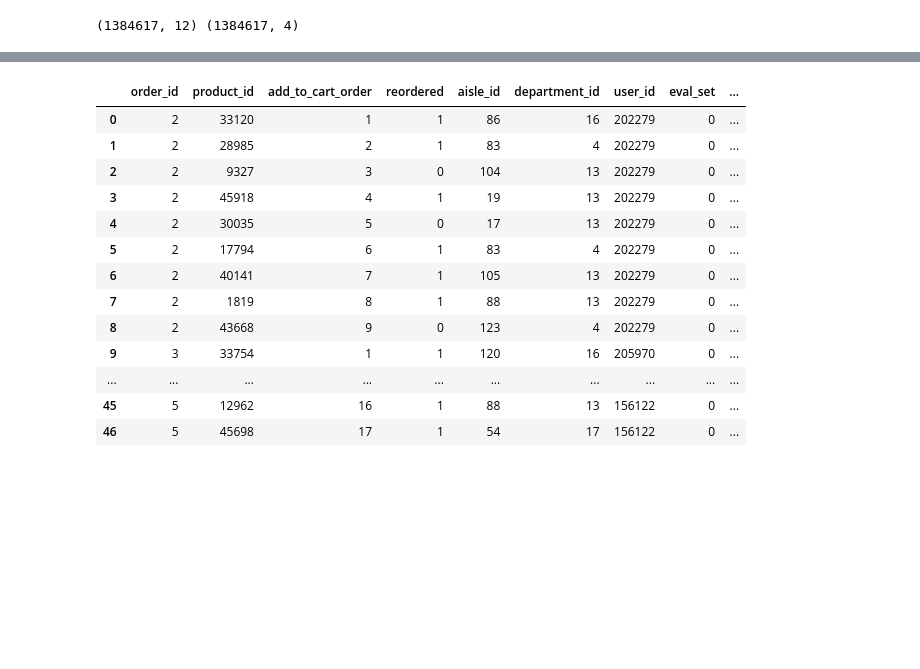
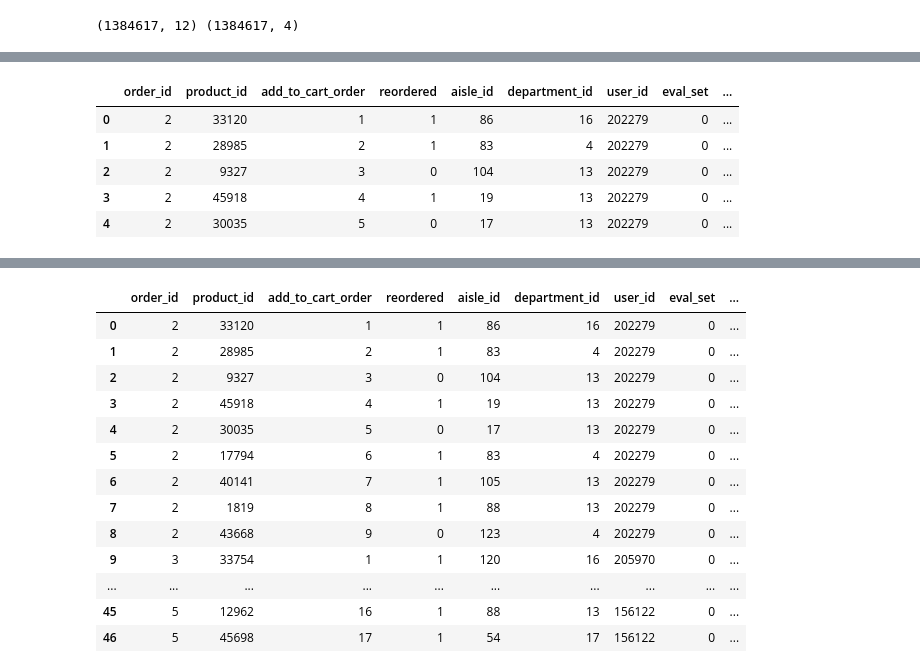
Before and after one commit to bseifert14/Capstone_project_GA, a Jupyter notebook: F1 Score.ipynb, the cells around one changed output, grey strips where cells are left out. Cells and saved outputs as stored; diff of their text form; code cells hidden in the pictures; blank space fills up the shorter version.

```diff
--- a/F1 Score.ipynb
+++ b/F1 Score.ipynb
@@ -84,0 +118,9 @@ train_orders.reset_index(inplace=True)
+# %%
+order_details.head()
+# %% [output]
+|  | order_id | product_id | add_to_cart_order | reordered | aisle_id | department_id | user_id | eval_set | ... |
+| 0 | 2 | 33120 | 1 | 1 | 86 | 16 | 202279 | 0 | ... |
+| 1 | 2 | 28985 | 2 | 1 | 83 | 4 | 202279 | 0 | ... |
+| 2 | 2 | 9327 | 3 | 0 | 104 | 13 | 202279 | 0 | ... |
+| 3 | 2 | 45918 | 4 | 1 | 19 | 13 | 202279 | 0 | ... |
+| 4 | 2 | 30035 | 5 | 0 | 17 | 13 | 202279 | 0 | ... |
```
Also changed, not shown: parts of 6 cells of this notebook, 1 other file.
